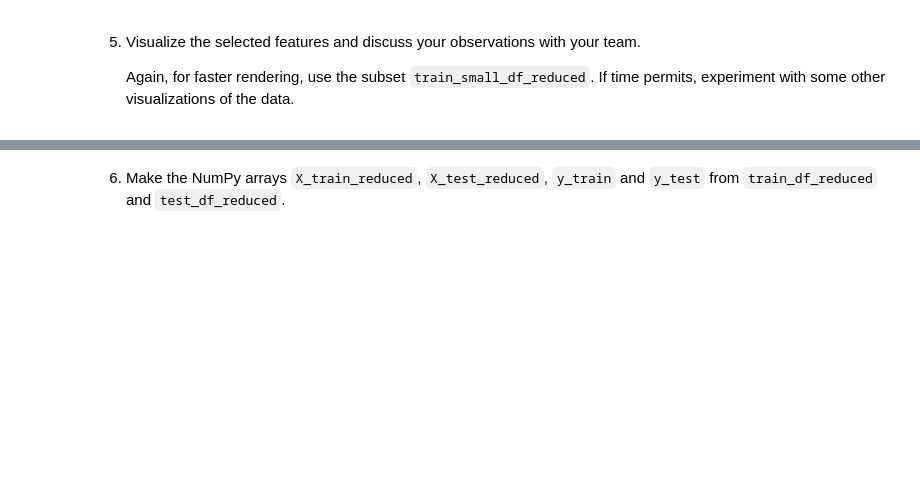
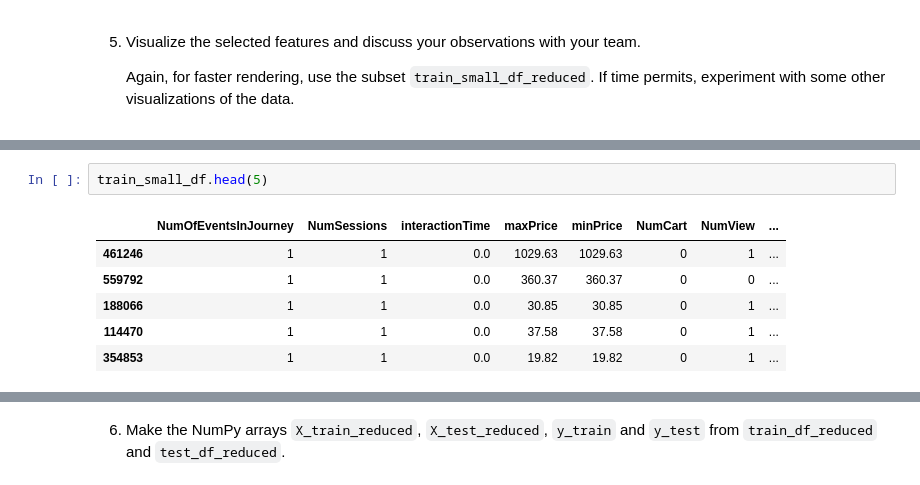
Before and after one commit to draganostojic/MLE-10, a Jupyter notebook: assignments/week-06-supervised-ml/nb/electronics-purchase-prediction.ipynb, the cells around one changed output, grey strips where cells are left out. Cells and saved outputs as stored; diff of their text form; blank space fills up the shorter version.

```diff
--- a/assignments/week-06-supervised-ml/nb/electronics-purchase-prediction.ipynb
+++ b/assignments/week-06-supervised-ml/nb/electronics-purchase-prediction.ipynb
@@ -324 +351,10 @@ assert test_df_reduced.shape[1] == 9
+# %%
+train_small_df.head(5)
+# %% [output]
+|  | NumOfEventsInJourney | NumSessions | interactionTime | maxPrice | minPrice | NumCart | NumView | ... |
+| 461246 | 1 | 1 | 0.0 | 1029.63 | 1029.63 | 0 | 1 | ... |
+| 559792 | 1 | 1 | 0.0 | 360.37 | 360.37 | 0 | 0 | ... |
+| 188066 | 1 | 1 | 0.0 | 30.85 | 30.85 | 0 | 1 | ... |
+| 114470 | 1 | 1 | 0.0 | 37.58 | 37.58 | 0 | 1 | ... |
+| 354853 | 1 | 1 | 0.0 | 19.82 | 19.82 | 0 | 1 | ... |
 # %%
```
Also changed, not shown: parts of 23 cells of this notebook.
